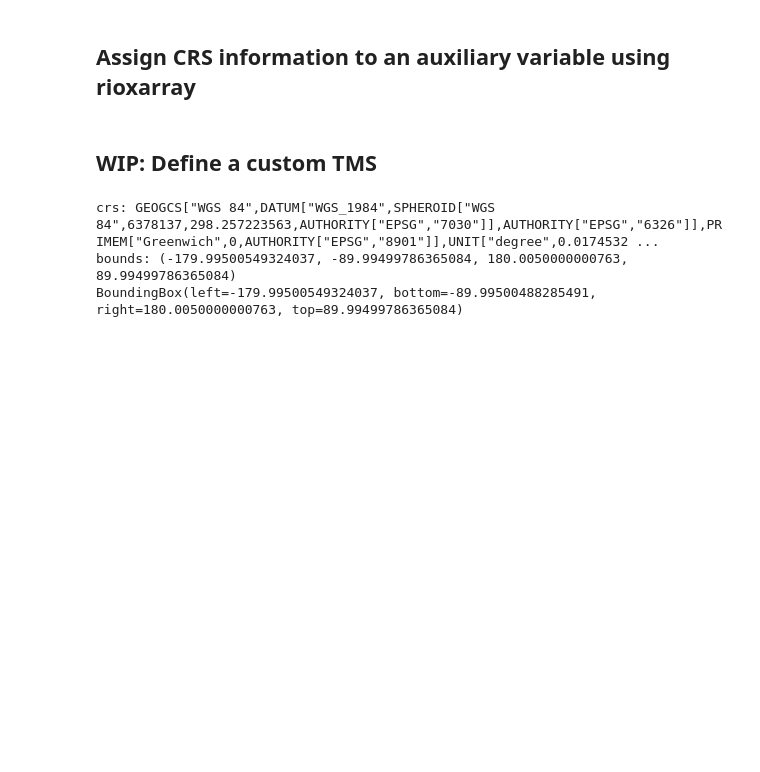
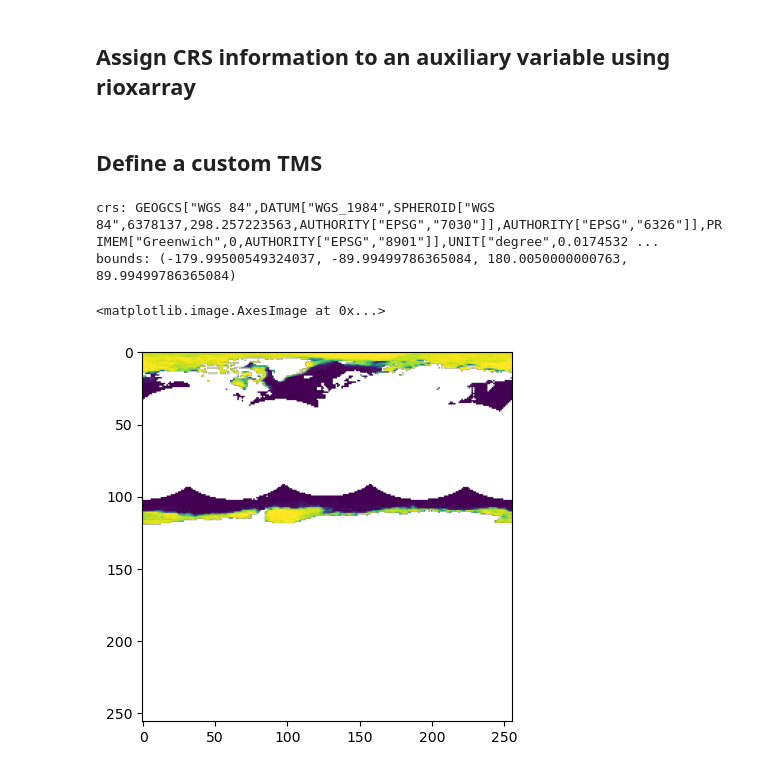
Before and after one commit to developmentseed/geozarr-examples, a Jupyter notebook: docs/examples/05_WIP_multiscales_as_customTMS_ZarrV2.ipynb, the cells around one changed output. Saved outputs shown, nothing was run; the diff lists cells and outputs as text; code cells hidden in the pictures; blank space fills up the shorter version.

Commit message:
More work on custom TMS

```diff
--- a/docs/examples/05_WIP_multiscales_as_customTMS_ZarrV2.ipynb
+++ b/docs/examples/05_WIP_multiscales_as_customTMS_ZarrV2.ipynb
@@ -48,23 +50,38 @@ ds = ds.rio.write_crs("epsg:4326")
 for var in ds.data_vars:
     ds[var].attrs["grid_mapping"] = "spatial_ref"
 # %% [markdown]
-## WIP: Define a custom TMS
+## Define a custom TMS
 # %%
+x_chunk_size = 512
+y_chunk_size = 512
+
 with XarrayReader(ds[var]) as dst_wmq:
     pyproj_crs = pyproj.CRS.from_wkt(dst_wmq.crs.to_wkt())
     print(f"crs: {pyproj_crs}")
     bounds = dst_wmq.bounds
     print(f"bounds: {bounds}")
+
+    maxzoom = get_maximum_overview_level(
+        ds[var].shape[2], ds[var].shape[1], minsize=min(x_chunk_size, y_chunk_size)
+    )
+
     custom_tms = morecantile.TileMatrixSet.custom(
         extent=bounds,
         crs=pyproj_crs,
-        tile_width=ds[var].shape[2],
-        tile_height=ds[var].shape[1],
+        tile_width=x_chunk_size,
+        tile_height=y_chunk_size,
         minzoom=0,
-        maxzoom=0,
+        maxzoom=maxzoom,
+        matrix_scale=[1, 1],
+        decimation_base=2,
     )
-    print(custom_tms.bounds(0, 0, 0))
+
+with XarrayReader(ds[var], tms=custom_tms) as dst:
+    tile = dst.tile(0, 0, 0).data
+
+plt.imshow(tile.squeeze())
 # %% [output]
 crs: GEOGCS["WGS 84",DATUM["WGS_1984",SPHEROID["WGS 84",6378137,298.257223563,AUTHORITY["EPSG","7030"]],AUTHORITY["EPSG","6326"]],PRIMEM["Greenwich",0,AUTHORITY["EPSG","8901"]],UNIT["degree",0.0174532 ...
 bounds: (-179.99500549324037, -89.99499786365084, 180.0050000000763, 89.99499786365084)
-BoundingBox(left=-179.99500549324037, bottom=-89.99500488285491, right=180.0050000000763, top=89.99499786365084)
+<matplotlib.image.AxesImage at 0x...>
+[figure, added]
```
Also changed, not shown: parts of 1 cell of this notebook.
